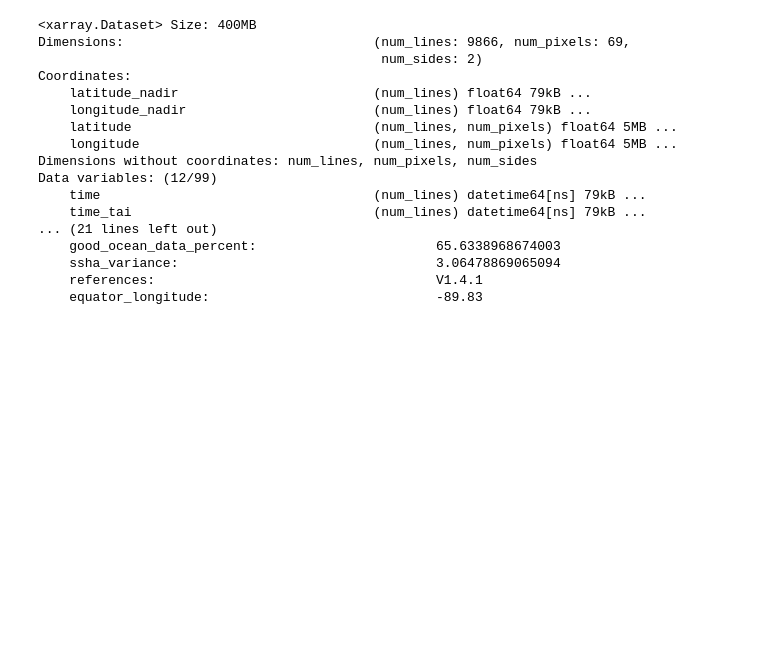
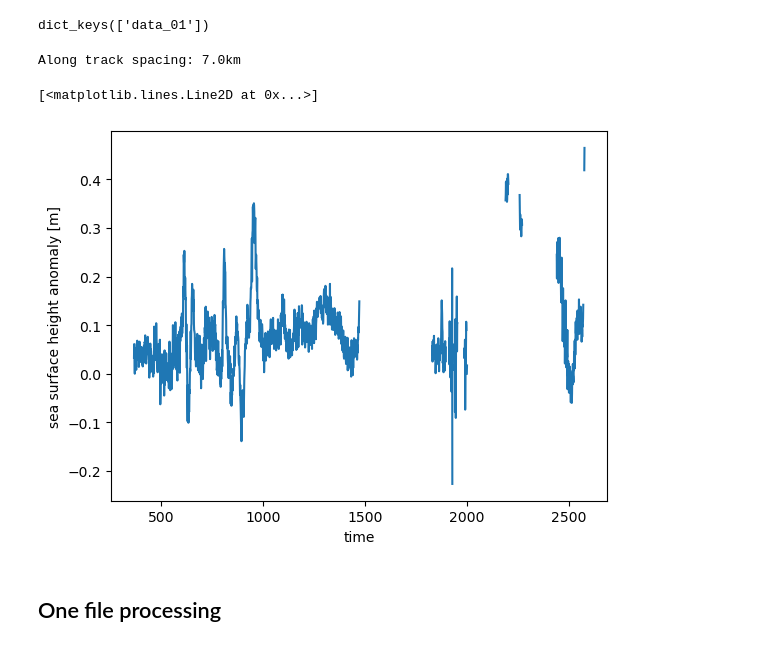
Before and after one commit to zcasparco/SWOT_UHH, a Jupyter notebook: Wavenumber spectra/Nadir_spectra.ipynb, the cells around one changed output. Cells and saved outputs as stored; diff of their text form; code cells hidden in the pictures; blank space fills up the shorter version.

```diff
--- a/Wavenumber spectra/Nadir_spectra.ipynb
+++ b/Wavenumber spectra/Nadir_spectra.ipynb
@@ -109,20 +26,26 @@ data_expert = xr.open_dataset(DATA_DIR+DATA_SUBDIRS[0]+filepath)
-# %%
-data_expert
-# %% [output]
-<xarray.Dataset> Size: 400MB
-Dimensions:                                (num_lines: 9866, num_pixels: 69,
-                                            num_sides: 2)
-Coordinates:
-    latitude_nadir                         (num_lines) float64 79kB ...
-    longitude_nadir                        (num_lines) float64 79kB ...
-    latitude                               (num_lines, num_pixels) float64 5MB ...
-    longitude                              (num_lines, num_pixels) float64 5MB ...
-Dimensions without coordinates: num_lines, num_pixels, num_sides
-Data variables: (12/99)
-    time                                   (num_lines) datetime64[ns] 79kB ...
-    time_tai                               (num_lines) datetime64[ns] 79kB ...
-... (21 lines left out)
-    good_ocean_data_percent:                       65.6338968674003
-    ssha_variance:                                 3.06478869065094
-    references:                                    V1.4.1
-    equator_longitude:                             -89.83
+# %%
+# Checking group name
+from netCDF4 import Dataset
+rootgrp = Dataset("/Users/zoecas/Downloads/SWOT_GPR_2PsP026_223_20241231_184202_20241231_193329.nc", "r")
+print(rootgrp.groups.keys())
+# %% [output]
+dict_keys(['data_01'])
+# %%
+_ds = xr.open_dataset('/Users/zoecas/Downloads/SWOT_GPR_2PsP026_223_20241231_184202_20241231_193329.nc',group='data_01/ku')
+_ds_coords = xr.open_dataset('/Users/zoecas/Downloads/SWOT_GPR_2PsP026_223_20241231_184202_20241231_193329.nc',group='data_01')
+# %%
+lat, lon = _ds_coords.latitude.values, _ds_coords.longitude.values
+distance_km = along_track_distance_km(lat, lon)
+along_track_spacing_km = None
+if along_track_spacing_km is None:
+    diffs = np.diff(distance_km)
+    diffs = diffs[diffs > 0]
+    along_track_spacing_km = np.float64(np.median(diffs)) if diffs.size else 2.0
+print(f"Along track spacing: {along_track_spacing_km:.1f}km")
+# %% [output]
+Along track spacing: 7.0km
+# %%
+_ds['ssha'].where(np.abs(_ds['ssha'])<5e-1).plot()
+# %% [output]
+[<matplotlib.lines.Line2D at 0x...>]
+[figure, added]
@@ -129 +249,3 @@ Data variables: (12/99)
+# %% [markdown]
+## One file processing
 # %%
```
Also changed, not shown: parts of 34 cells of this notebook, 6 other files.
